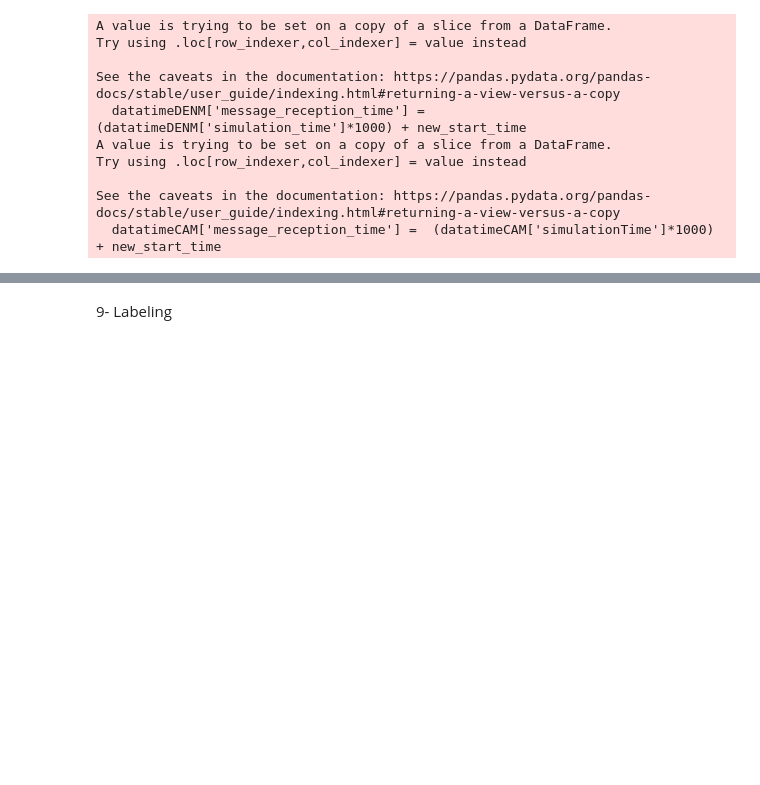
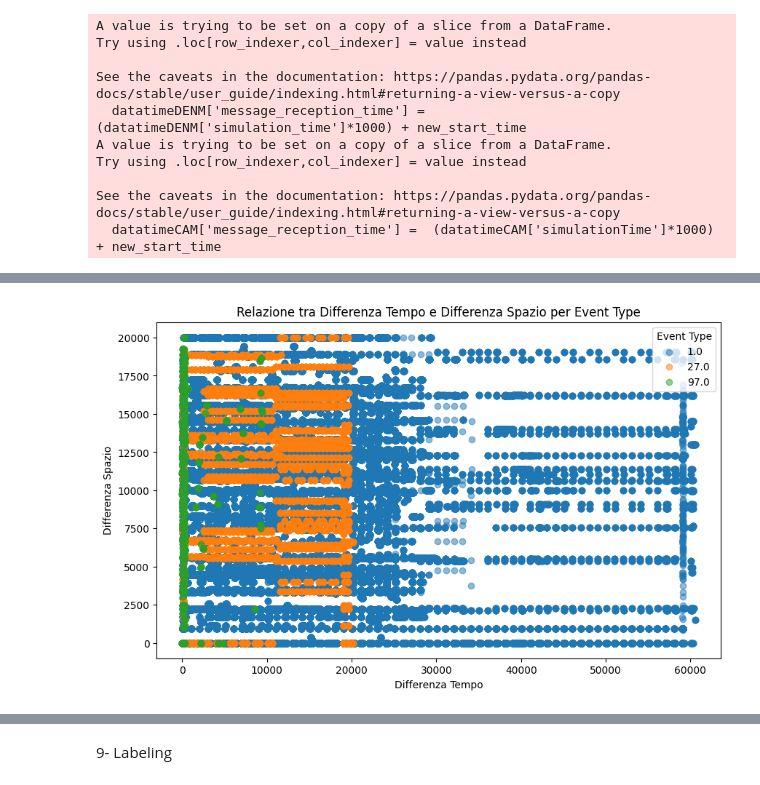
Before and after one commit to alessandrablasioli/attivitaprogettuale, a Jupyter notebook: attprog_sec/finito.ipynb, the cells around one changed output, grey strips where cells are left out. Saved outputs shown, nothing was run; the diff lists cells and outputs as text; code cells hidden in the pictures; blank space fills up the shorter version.

```diff
--- a/attprog_sec/finito.ipynb
+++ b/attprog_sec/finito.ipynb
@@ -533 +520,23 @@ plt.show()
+# %%
+def trova_valore_piu_vicino(cam_data, target_simulation_time):
+    cam_data['time_difference'] = np.abs(cam_data['simulationTime'] - target_simulation_time)
+    valore_piu_vicino = cam_data.loc[cam_data['time_difference'].idxmin()]
+
+    return valore_piu_vicino['simulationTime']
+# %%
+def calculate_spatial_differences(row):
+    cam_data = datatimeCAM[datatimeCAM['source'] == row['source']]
+    if not cam_data.empty:
+          matching_rows = cam_data[cam_data['simulationTime']== trova_valore_piu_vicino(cam_data, row['simulation_time'])]
+    if not matching_rows.empty:
+            message = matching_rows.iloc[0]
+    else:
+            message = None
+    if not message.empty:
+            row['spatial_differences'] = [calcola_distanza(message['referencePositionLat'], message['referencePositionLong'], row['eventPos_lat'], row['eventPos_long'])]
+    else:
+        row['spatial_differences'] = [None]
+    return row
+
+denm_modified = datatimeDENM.apply(calculate_spatial_differences, axis=1)
 # %%
@@ -541,0 +551,4 @@ datatimeDENM.head()
+# %%
+denm_modified['differenza_tempo'] = (denm_modified['message_reception_time'] - denm_modified['detection_time'])
+# %%
+denm_modified['spatial_differences'] = denm_modified['spatial_differences'].apply(lambda x: float(x[0]))
@@ -541,0 +564,19 @@ datatimeDENM.head()
+# %%
+
+grouped_data_time = denm_modified.groupby('situation_eventType')['differenza_tempo']
+
+grouped_data_space = denm_modified.groupby('situation_eventType')['spatial_differences']
+
+plt.figure(figsize=(10, 6))
+for group_name, group_time in grouped_data_time:
+    group_space = grouped_data_space.get_group(group_name)
+    plt.scatter(group_time, group_space, label=group_name, alpha=0.5)
+
+plt.title('Relazione tra Differenza Tempo e Differenza Spazio per Event Type')
+plt.xlabel('Differenza Tempo')
+plt.ylabel('Differenza Spazio')
+plt.legend(title='Event Type')
+
+plt.show()
+# %% [output]
+[figure, added]
```
Also changed, not shown: parts of 23 cells of this notebook, 1 other file.
